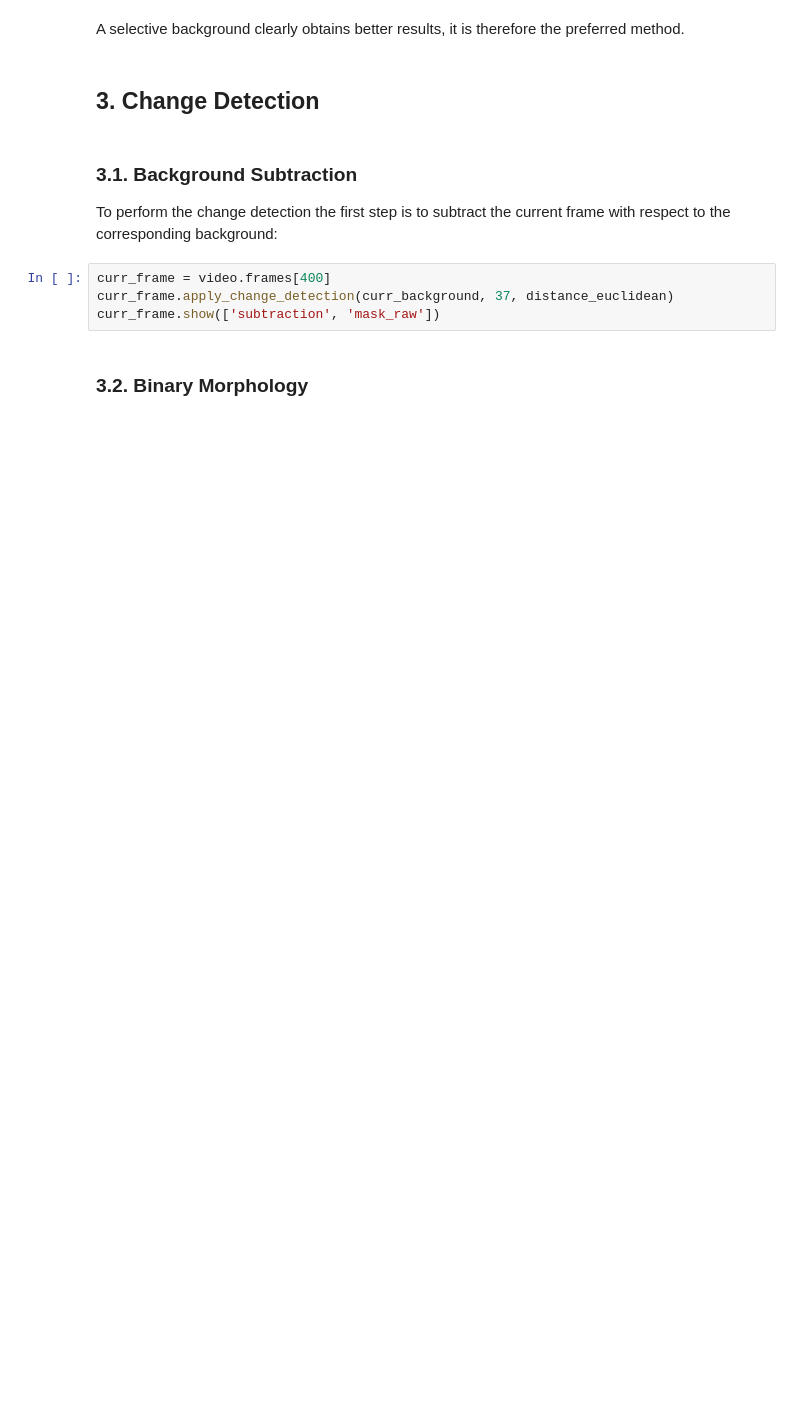
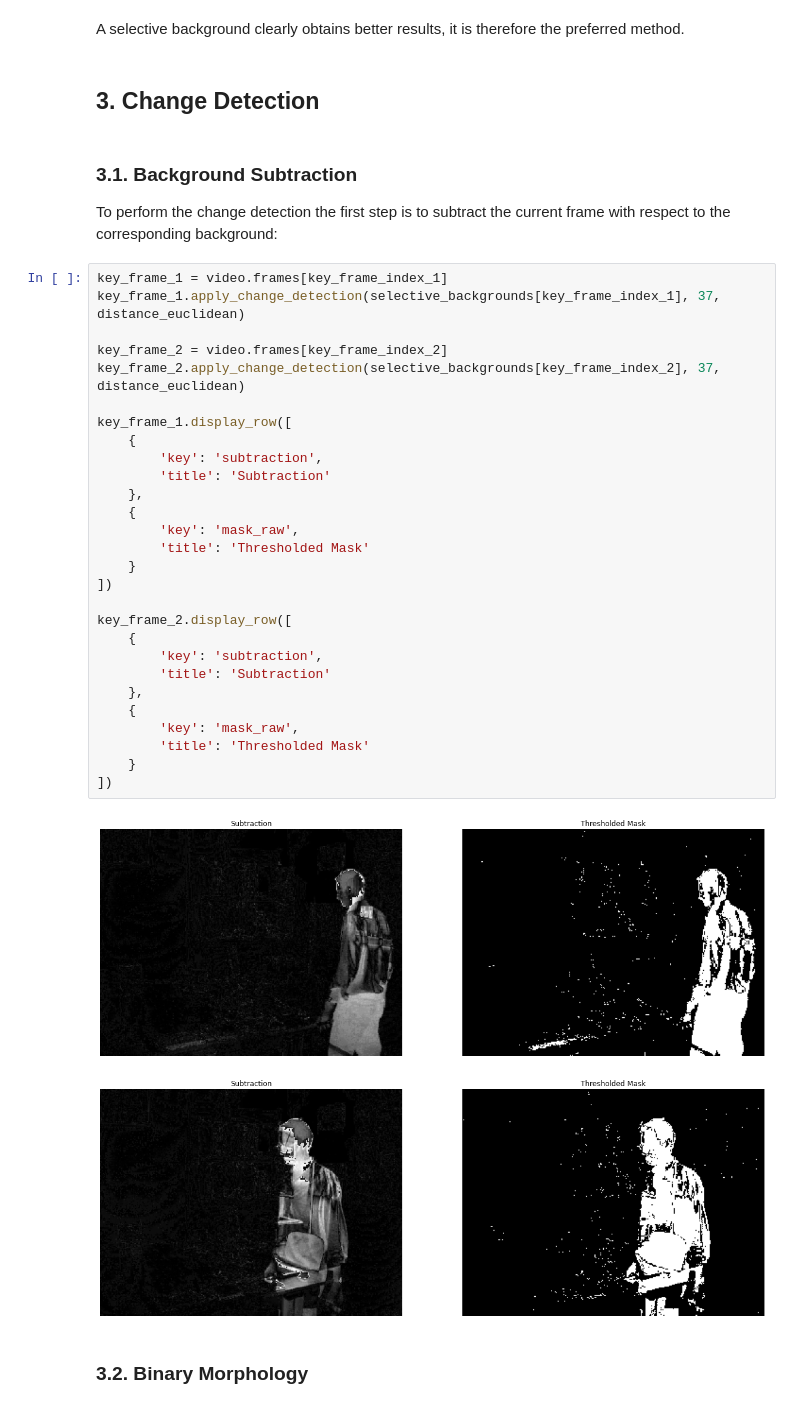
Before and after one commit to alessandrostockman/cv-intrusion-detection-project-work, a Jupyter notebook: Intrusion-Detection.ipynb, the cells around one changed output. Cells and saved outputs as stored; diff of their text form; blank space fills up the shorter version.

```diff
--- a/Intrusion-Detection.ipynb
+++ b/Intrusion-Detection.ipynb
@@ -101,10 +194,37 @@ A selective background clearly obtains better results, it is therefore the prefe
 ### 3.1. Background Subtraction
 
 To perform the change detection the first step is to subtract the current frame with respect to the corresponding background:
-# %%
-curr_frame = video.frames[400]
-curr_frame.apply_change_detection(curr_background, 37, distance_euclidean)
-curr_frame.show(['subtraction', 'mask_raw'])
+# %%
+key_frame_1 = video.frames[key_frame_index_1]
+key_frame_1.apply_change_detection(selective_backgrounds[key_frame_index_1], 37, distance_euclidean)
+
+key_frame_2 = video.frames[key_frame_index_2]
+key_frame_2.apply_change_detection(selective_backgrounds[key_frame_index_2], 37, distance_euclidean)
+
+key_frame_1.display_row([
+    {
+        'key': 'subtraction',
+        'title': 'Subtraction'
+    },
+    {
+        'key': 'mask_raw',
+        'title': 'Thresholded Mask'
+    }
+])
+
+key_frame_2.display_row([
+    {
+        'key': 'subtraction',
+        'title': 'Subtraction'
+    },
+    {
+        'key': 'mask_raw',
+        'title': 'Thresholded Mask'
+    }
+])
+# %% [output]
+[figure, added]
+[figure, added]
 # %% [markdown]
 ### 3.2. Binary Morphology
 # %% [markdown]
```
Also changed, not shown: parts of 28 cells of this notebook.
